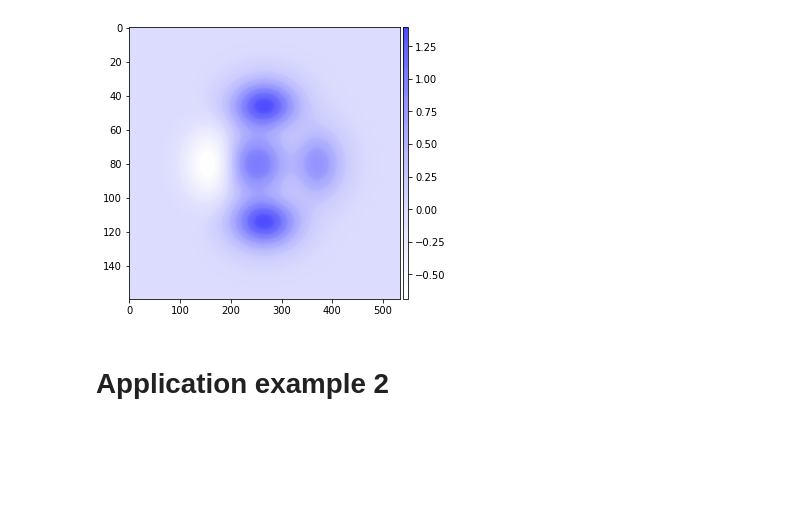
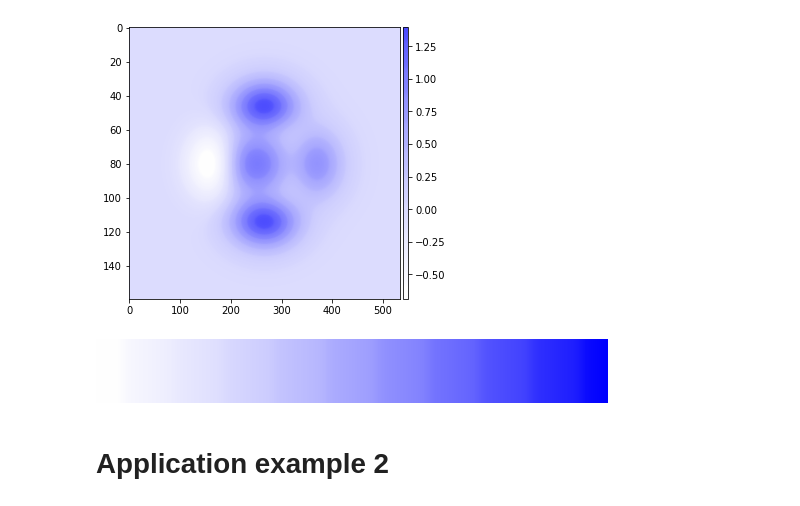
Before and after one commit to LudovicGardy/colormaps_ReBaD, a Jupyter notebook: custom_colormaps.ipynb, the cells around one changed output. Drawn from its saved outputs; the diff is of its cells as text; code cells hidden in the pictures; blank space fills up the shorter version.

```diff
--- a/custom_colormaps.ipynb
+++ b/custom_colormaps.ipynb
@@ -44,23 +48,23 @@ def create_custom_colormatrix_3D(n_cmaps=100, cmap_length=256, power=5):
     Parameters
     ----------
     n_cmaps: int
-        Amount of colormaps that will be available in the final 2D array. (all_colormatrices_list.shape[1])
+        Amount of colormaps that will be available in the final 2D array. (HaReBad_color_matrix_upper.shape[1])
 
     cmap_length: int
-        Size of each colormap (all_colormatrices_list.shape[0]).
+        Size of each colormap (HaReBad_color_matrix_upper.shape[0]).
 
     power: int
         Attraction between the colors in the Shepard method. The higher, the less attraction.
 
     Returns
     -------
-    all_colormatrices_list: list or 3D numpy array
+    HaReBad_color_matrix_upper: list or 3D numpy array
         This array contains all the colormaps. To get color map <i>, select
-        all_colormatrices_list[:, w, :].
+        HaReBad_color_matrix_upper[:, w, :].
 
     Note
     -----
-    all_colormatrices_list.shape[2] (shape=3) represents the (r,g,b) values.
+    HaReBad_color_matrix_upper.shape[2] (shape=3) represents the (r,g,b) values.
 
     The values in <pos> and <colors> are relative. <pos> specify where the colors
     in <colors> should be in the 2D space.
@@ -230,9 +234,9 @@ def create_custom_colormatrix_3D(n_cmaps=100, cmap_length=256, power=5):
     ]
 
     n_colors = len(pos)  # len(pos)
-    all_colormatrices_list = []
+    HaReBad_color_matrix_upper = []
     for y in range(0, clientHeight):
-        all_colormatrices_list.append([])
+        HaReBad_color_matrix_upper.append([])
         for x in range(0, clientWidth):
             ### Compute the distances
             p = (x/clientWidth, y/clientHeight)
@@ -278,10 +282,10 @@ def create_custom_colormatrix_3D(n_cmaps=100, cmap_length=256, power=5):
                 inter["b"] = 255
 
             #col = "#" + decimalToHex(colShepard["r"]) + decimalToHex(colShepard["g"]) + decimalToHex(colShepard["b"]) + "ff";
-            col = [inter["r"]/255, inter["g"]/255, inter["b"]/255]
-            all_colormatrices_list[-1].append(col)
+            col = [inter["r"]/255, inter["g"]/255, inter["b"]/255, 1]
+            HaReBad_color_matrix_upper[-1].append(col)
 
-    all_colormatrices_list = np.array(all_colormatrices_list)
-    print(f"There are {all_colormatrices_list.shape[1]} color matrices of shape ({all_colormatrices_list.shape[0]},{all_colormatrices_list.shape[2]})")
+    HaReBad_color_matrix_upper = np.array(HaReBad_color_matrix_upper)
+    print(f"There are {HaReBad_color_matrix_upper.shape[1]} color matrices of shape ({HaReBad_color_matrix_upper.shape[0]},{HaReBad_color_matrix_upper.shape[2]})")
 
-    return(all_colormatrices_list)
+    return(HaReBad_color_matrix_upper)
@@ -442,7 +373,7 @@ def create_image():
 # %%
 
 print("\nStarting process. This operation might take a few seconds.\n")
-all_colormatrices_list = create_custom_colormatrix_3D(n_cmaps=1000, cmap_length=600)
+HaReBad_color_matrix_upper = create_custom_colormatrix_3D(n_cmaps=1000, cmap_length=600)
 print("Done")
 # %% [output]
 Starting process. This operation might take a few seconds.
@@ -497,7 +428,7 @@ cax.set_xticks([])
 # Application example 1
 # %%
 color_map_i = 1
-color_map = ListedColormap(all_colormatrices_list[:,color_map_i,:][::-1])
+color_map = ListedColormap(HaReBad_color_matrix_upper[:,color_map_i,:][::-1])
 
 #- Create image
 Z2 = create_image()
@@ -517,6 +448,10 @@ plt.colorbar(img, cax=cax, orientation="vertical")
 # %% [output]
 <matplotlib.colorbar.Colorbar at 0x...>
 [figure]
+# %%
+color_map
+# %% [output]
+[figure, added]
 # %% [markdown]
 # Application example 2
 # %%
```
Also changed, not shown: parts of 37 cells of this notebook.
